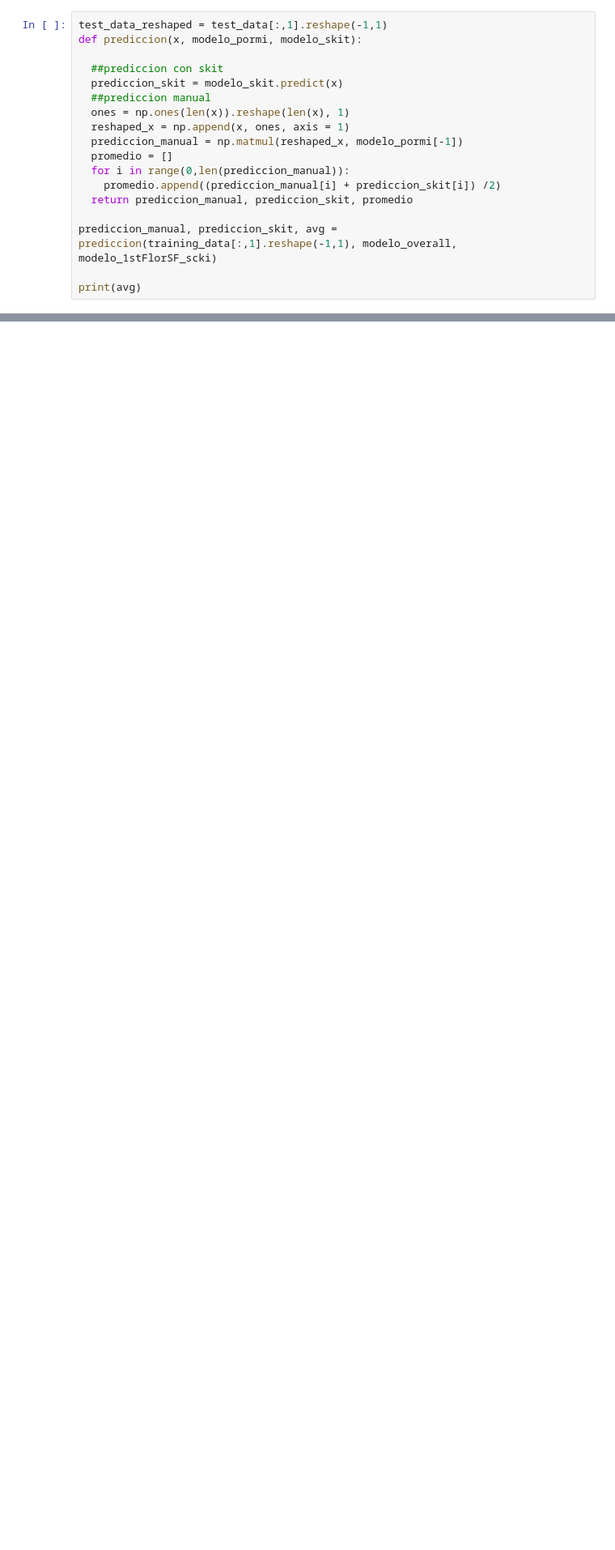
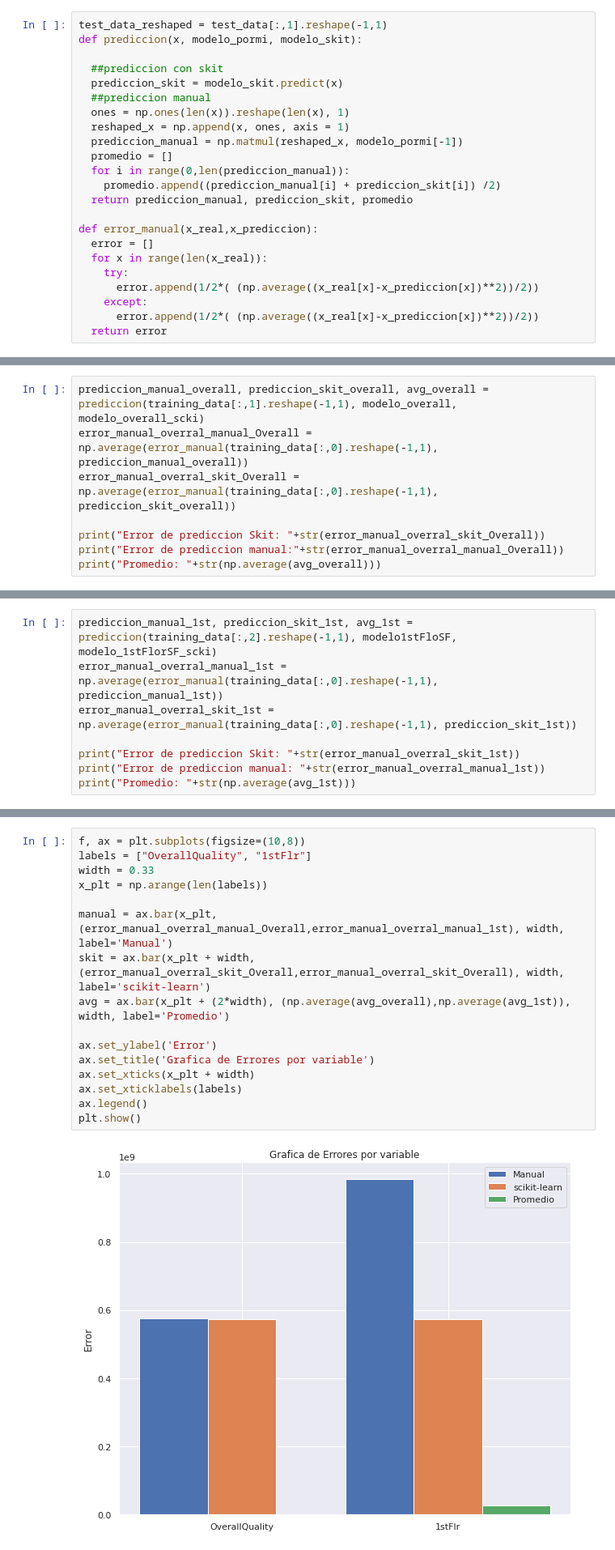
Before and after one commit to bloomfieldfong/Analizador-Lexico, a Jupyter notebook: Proyecto1.ipynb, the cells around one changed output, grey strips where cells are left out. Shown at 81% size. Drawn from its saved outputs; the diff is of its cells as text; blank space fills up the shorter version.

```diff
--- a/Proyecto1.ipynb
+++ b/Proyecto1.ipynb
@@ -326,6 +326,11 @@ def prediccion(x, modelo_pormi, modelo_skit):
     promedio.append((prediccion_manual[i] + prediccion_skit[i]) /2)
   return prediccion_manual, prediccion_skit, promedio
 
-prediccion_manual, prediccion_skit, avg = prediccion(training_data[:,1].reshape(-1,1), modelo_overall, modelo_1stFlorSF_scki)
-
-print(avg)
+def error_manual(x_real,x_prediccion):
+  error = []
+  for x in range(len(x_real)):
+    try:
+      error.append(1/2*( (np.average((x_real[x]-x_prediccion[x])**2))/2))
+    except:
+      error.append(1/2*( (np.average((x_real[x]-x_prediccion[x])**2))/2))
+  return error
@@ -333,0 +339,8 @@ print(avg)
+# %%
+prediccion_manual_overall, prediccion_skit_overall, avg_overall = prediccion(training_data[:,1].reshape(-1,1), modelo_overall, modelo_overall_scki)
+error_manual_overral_manual_Overall = np.average(error_manual(training_data[:,0].reshape(-1,1), prediccion_manual_overall))
+error_manual_overral_skit_Overall = np.average(error_manual(training_data[:,0].reshape(-1,1), prediccion_skit_overall))
+
+print("Error de prediccion Skit: "+str(error_manual_overral_skit_Overall))
+print("Error de prediccion manual:"+str(error_manual_overral_manual_Overall))
+print("Promedio: "+str(np.average(avg_overall)))
@@ -333,0 +353,8 @@ print(avg)
+# %%
+prediccion_manual_1st, prediccion_skit_1st, avg_1st = prediccion(training_data[:,2].reshape(-1,1), modelo1stFloSF, modelo_1stFlorSF_scki)
+error_manual_overral_manual_1st = np.average(error_manual(training_data[:,0].reshape(-1,1), prediccion_manual_1st))
+error_manual_overral_skit_1st = np.average(error_manual(training_data[:,0].reshape(-1,1), prediccion_skit_1st))
+
+print("Error de prediccion Skit: "+str(error_manual_overral_skit_1st))
+print("Error de prediccion manual: "+str(error_manual_overral_manual_1st))
+print("Promedio: "+str(np.average(avg_1st)))
@@ -333,0 +367,18 @@ print(avg)
+# %%
+f, ax = plt.subplots(figsize=(10,8))
+labels = ["OverallQuality", "1stFlr"]
+width = 0.33
+x_plt = np.arange(len(labels))
+
+manual = ax.bar(x_plt, (error_manual_overral_manual_Overall,error_manual_overral_manual_1st), width, label='Manual')
+skit = ax.bar(x_plt + width, (error_manual_overral_skit_Overall,error_manual_overral_skit_Overall), width, label='scikit-learn')
+avg = ax.bar(x_plt + (2*width), (np.average(avg_overall),np.average(avg_1st)), width, label='Promedio')
+
+ax.set_ylabel('Error')
+ax.set_title('Grafica de Errores por variable')
+ax.set_xticks(x_plt + width)
+ax.set_xticklabels(labels)
+ax.legend()
+plt.show()
+# %% [output]
+[figure, added]
```
Also changed, not shown: parts of 9 cells of this notebook.
